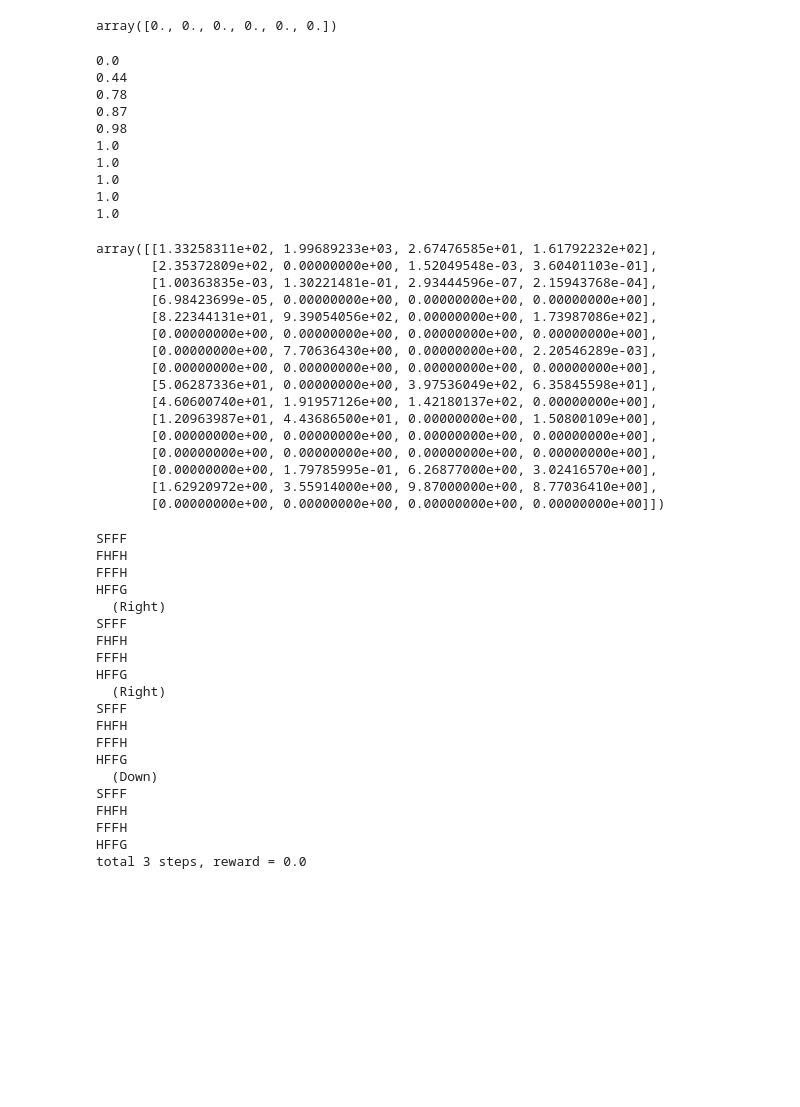
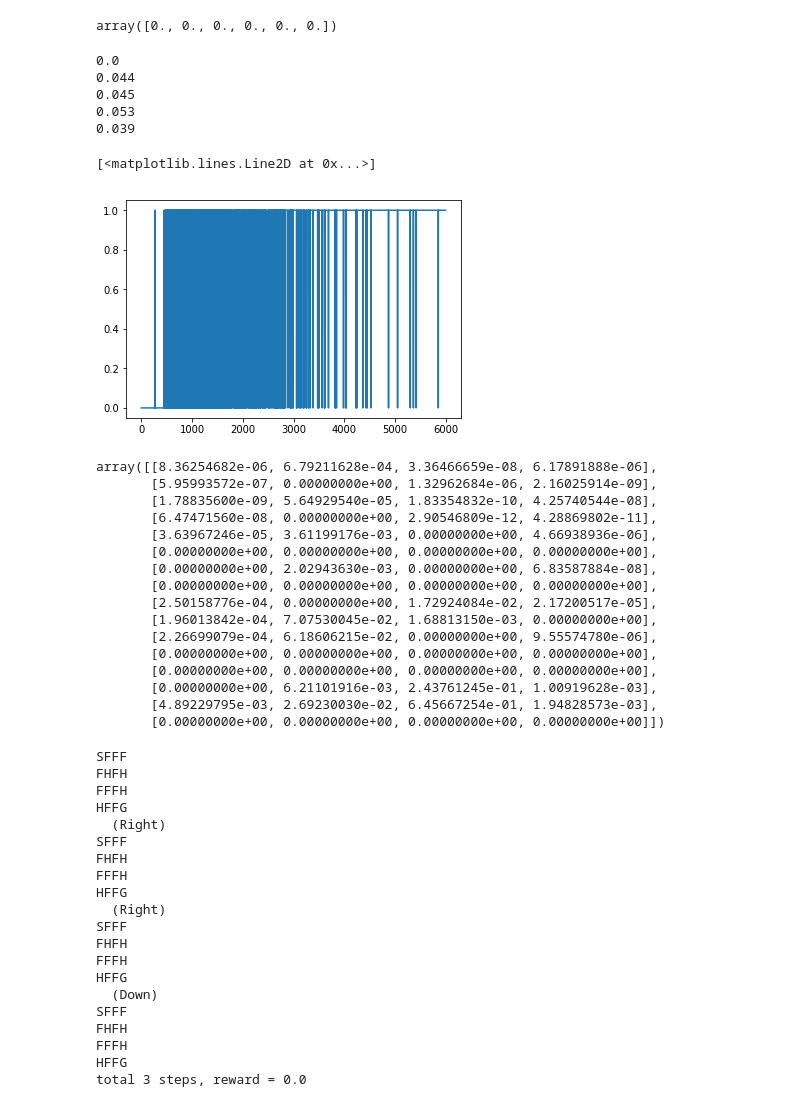
Before and after one commit to singhkpratham/RL, a Jupyter notebook: Untitled.ipynb, the cells around one changed output. Saved outputs shown, nothing was run; the diff lists cells and outputs as text; code cells hidden in the pictures; blank space fills up the shorter version.

Commit message:
refactored reinforcement learning code

```diff
--- a/Untitled.ipynb
+++ b/Untitled.ipynb
@@ -1258,7 +1258,7 @@ import gym
 import numpy as np
 
 flake = gym.make("FrozenLake-v0")
-flake = gym.make('FrozenLakeNotSlippery-v0')
+#flake = gym.make('FrozenLakeNotSlippery-v0')
 # %%
 explor_max = 1
 explor_min = 0.01
@@ -1375,18 +1375,19 @@ register(
 )
 # env = gym.make("FrozenLake-v0")
 # %%
-env = gym.make("FrozenLakeNotSlippery-v0")
+env = gym.make("FrozenLake-v0")
 q_table = np.zeros((env.observation_space.n,
           env.action_space.n))
 
-learning_rate = 0.001
-disc_rate = 0.9
+learning_rate = 0.01
+disc_rate = 0.6
 explor = 1
 rewards = []
 steps = []
 
-for episode in range(8000):
+for episode in range(10000):
     state = env.reset()
+    rewards_this_epi = 0
     for step in range(50):
         if np.random.uniform() > explor:
             action = np.argmax(q_table[state,:])
@@ -1397,47 +1398,49 @@ for episode in range(8000):
 
         # bellman
         q_table[state,action] = q_table[state,action] + \
-            learning_rate*(reward + disc_rate*np.max(q_table[new_state,:]) - q_table[sample,action])
+            learning_rate*(reward + disc_rate*np.max(q_table[new_state,:]) - q_table[state,action])
 
         state = new_state
-
+        rewards_this_epi += reward
+        #print(f'rewards this epi = {rewards_this_epi}, reward this step = {reward}')
         if done:
             steps.append(step)
             break
 
-    rewards.append(reward)
+    rewards.append(rewards_this_epi)
     explor = explor - 0.001*explor
-    if episode % 800 == 0:
-        print(np.mean(rewards[-100:]))
+    if episode % 2000 == 0:
+        print(np.mean(rewards[-1000:]))
 # %% [output]
 0.0
-0.44
-0.78
-0.87
-0.98
-1.0
-1.0
-1.0
-1.0
-1.0
+0.044
+0.045
+0.053
+0.039
+# %%
+a = rewards
+plt.plot(np.arange(0,len(a),1), a)
+# %% [output]
+[<matplotlib.lines.Line2D at 0x...>]
+[figure, added]
 # %%
 q_table
 # %% [output]
-array([[1.33258311e+02, 1.99689233e+03, 2.67476585e+01, 1.61792232e+02],
-       [2.35372809e+02, 0.00000000e+00, 1.52049548e-03, 3.60401103e-01],
-       [1.00363835e-03, 1.30221481e-01, 2.93444596e-07, 2.15943768e-04],
-       [6.98423699e-05, 0.00000000e+00, 0.00000000e+00, 0.00000000e+00],
-       [8.22344131e+01, 9.39054056e+02, 0.00000000e+00, 1.73987086e+02],
+array([[8.36254682e-06, 6.79211628e-04, 3.36466659e-08, 6.17891888e-06],
+       [5.95993572e-07, 0.00000000e+00, 1.32962684e-06, 2.16025914e-09],
+       [1.78835600e-09, 5.64929540e-05, 1.83354832e-10, 4.25740544e-08],
+       [6.47471560e-08, 0.00000000e+00, 2.90546809e-12, 4.28869802e-11],
+       [3.63967246e-05, 3.61199176e-03, 0.00000000e+00, 4.66938936e-06],
        [0.00000000e+00, 0.00000000e+00, 0.00000000e+00, 0.00000000e+00],
-       [0.00000000e+00, 7.70636430e+00, 0.00000000e+00, 2.20546289e-03],
+       [0.00000000e+00, 2.02943630e-03, 0.00000000e+00, 6.83587884e-08],
        [0.00000000e+00, 0.00000000e+00, 0.00000000e+00, 0.00000000e+00],
-       [5.06287336e+01, 0.00000000e+00, 3.97536049e+02, 6.35845598e+01],
-       [4.60600740e+01, 1.91957126e+00, 1.42180137e+02, 0.00000000e+00],
-       [1.20963987e+01, 4.43686500e+01, 0.00000000e+00, 1.50800109e+00],
+       [2.50158776e-04, 0.00000000e+00, 1.72924084e-02, 2.17200517e-05],
+       [1.96013842e-04, 7.07530045e-02, 1.68813150e-03, 0.00000000e+00],
+       [2.26699079e-04, 6.18606215e-02, 0.00000000e+00, 9.55574780e-06],
        [0.00000000e+00, 0.00000000e+00, 0.00000000e+00, 0.00000000e+00],
        [0.00000000e+00, 0.00000000e+00, 0.00000000e+00, 0.00000000e+00],
-       [0.00000000e+00, 1.79785995e-01, 6.26877000e+00, 3.02416570e+00],
-       [1.62920972e+00, 3.55914000e+00, 9.87000000e+00, 8.77036410e+00],
+       [0.00000000e+00, 6.21101916e-03, 2.43761245e-01, 1.00919628e-03],
+       [4.89229795e-03, 2.69230030e-02, 6.45667254e-01, 1.94828573e-03],
        [0.00000000e+00, 0.00000000e+00, 0.00000000e+00, 0.00000000e+00]])
 # %%
 import time
```
Also changed, not shown: parts of 10 cells of this notebook, 1 other file.
